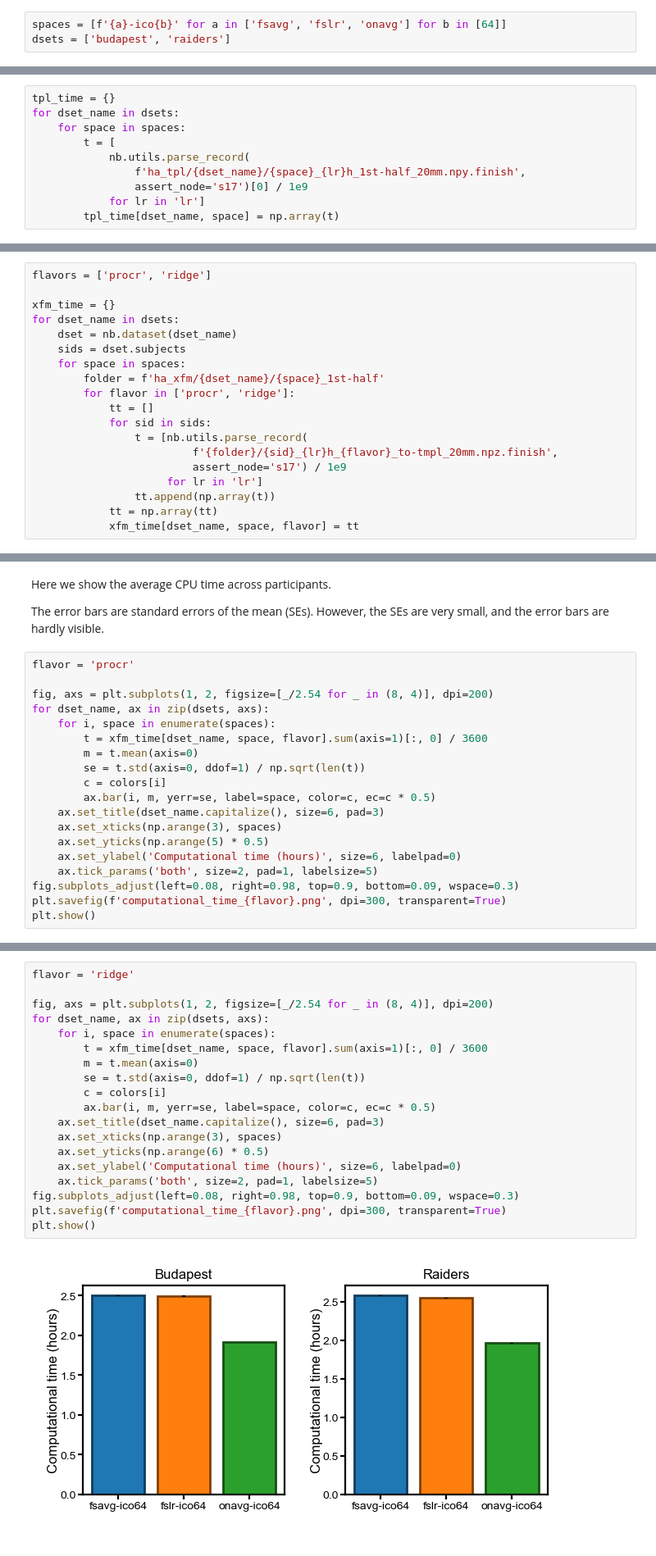
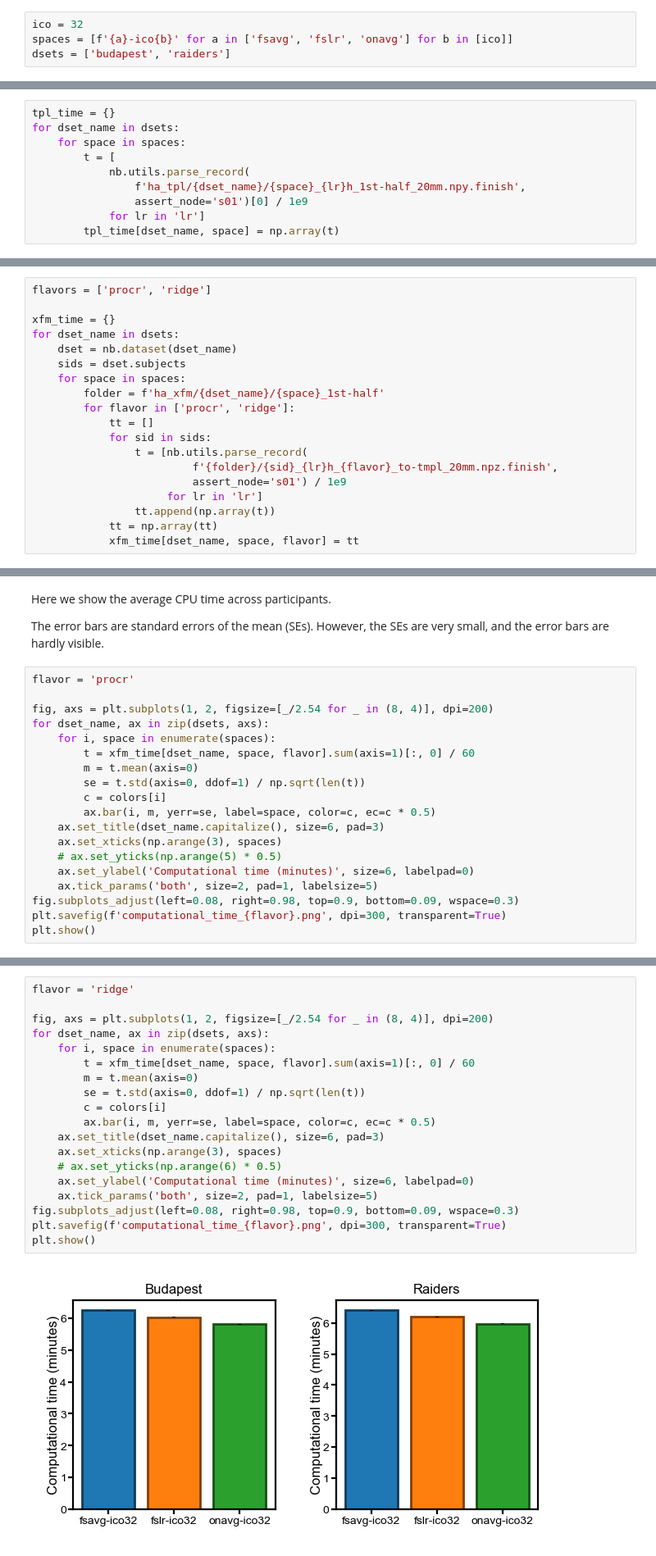
Before and after one commit to feilong/tpl-onavg, a Jupyter notebook: _sources/mvpa/50_summarize_computational_time.ipynb, the cells around one changed output, grey strips where cells are left out. Shown at 82% size. Drawn from its saved outputs; the diff is of its cells as text.

```diff
--- a/_sources/mvpa/50_summarize_computational_time.ipynb
+++ b/_sources/mvpa/50_summarize_computational_time.ipynb
@@ -19,5 +19,6 @@ This example uses the `ico64` resolution. For other resolutions, simply change t
 # %%
-spaces = [f'{a}-ico{b}' for a in ['fsavg', 'fslr', 'onavg'] for b in [64]]
+ico = 32
+spaces = [f'{a}-ico{b}' for a in ['fsavg', 'fslr', 'onavg'] for b in [ico]]
 dsets = ['budapest', 'raiders']
 # %%
 colors = np.array(sns.color_palette('tab10'))
@@ -41,7 +42,7 @@ for dset_name in dsets:
         t = [
             nb.utils.parse_record(
                 f'ha_tpl/{dset_name}/{space}_{lr}h_1st-half_20mm.npy.finish',
-                assert_node='s17')[0] / 1e9
+                assert_node='s01')[0] / 1e9
             for lr in 'lr']
         tpl_time[dset_name, space] = np.array(t)
 # %% [markdown]
@@ -84,7 +85,7 @@ for dset_name in dsets:
             for sid in sids:
                 t = [nb.utils.parse_record(
                          f'{folder}/{sid}_{lr}h_{flavor}_to-tmpl_20mm.npz.finish',
-                         assert_node='s17') / 1e9
+                         assert_node='s01') / 1e9
                      for lr in 'lr']
                 tt.append(np.array(t))
             tt = np.array(tt)
@@ -106,15 +107,15 @@ flavor = 'procr'
 fig, axs = plt.subplots(1, 2, figsize=[_/2.54 for _ in (8, 4)], dpi=200)
 for dset_name, ax in zip(dsets, axs):
     for i, space in enumerate(spaces):
-        t = xfm_time[dset_name, space, flavor].sum(axis=1)[:, 0] / 3600
+        t = xfm_time[dset_name, space, flavor].sum(axis=1)[:, 0] / 60
         m = t.mean(axis=0)
         se = t.std(axis=0, ddof=1) / np.sqrt(len(t))
         c = colors[i]
         ax.bar(i, m, yerr=se, label=space, color=c, ec=c * 0.5)
     ax.set_title(dset_name.capitalize(), size=6, pad=3)
     ax.set_xticks(np.arange(3), spaces)
-    ax.set_yticks(np.arange(5) * 0.5)
-    ax.set_ylabel('Computational time (hours)', size=6, labelpad=0)
+    # ax.set_yticks(np.arange(5) * 0.5)
+    ax.set_ylabel('Computational time (minutes)', size=6, labelpad=0)
     ax.tick_params('both', size=2, pad=1, labelsize=5)
 fig.subplots_adjust(left=0.08, right=0.98, top=0.9, bottom=0.09, wspace=0.3)
 plt.savefig(f'computational_time_{flavor}.png', dpi=300, transparent=True)
@@ -124,24 +125,24 @@ plt.show()
 # %%
 flavor = 'ridge'
 
 fig, axs = plt.subplots(1, 2, figsize=[_/2.54 for _ in (8, 4)], dpi=200)
 for dset_name, ax in zip(dsets, axs):
     for i, space in enumerate(spaces):
-        t = xfm_time[dset_name, space, flavor].sum(axis=1)[:, 0] / 3600
+        t = xfm_time[dset_name, space, flavor].sum(axis=1)[:, 0] / 60
         m = t.mean(axis=0)
         se = t.std(axis=0, ddof=1) / np.sqrt(len(t))
         c = colors[i]
         ax.bar(i, m, yerr=se, label=space, color=c, ec=c * 0.5)
     ax.set_title(dset_name.capitalize(), size=6, pad=3)
     ax.set_xticks(np.arange(3), spaces)
-    ax.set_yticks(np.arange(6) * 0.5)
-    ax.set_ylabel('Computational time (hours)', size=6, labelpad=0)
+    # ax.set_yticks(np.arange(6) * 0.5)
+    ax.set_ylabel('Computational time (minutes)', size=6, labelpad=0)
     ax.tick_params('both', size=2, pad=1, labelsize=5)
 fig.subplots_adjust(left=0.08, right=0.98, top=0.9, bottom=0.09, wspace=0.3)
 plt.savefig(f'computational_time_{flavor}.png', dpi=300, transparent=True)
 plt.show()
 # %% [output]
-[figure, old version]
+[figure, new version]
 # %% [markdown]
 ## Movie segment classification
 # %%
```
Also changed, not shown: parts of 7 cells of this notebook, 7 other files.
